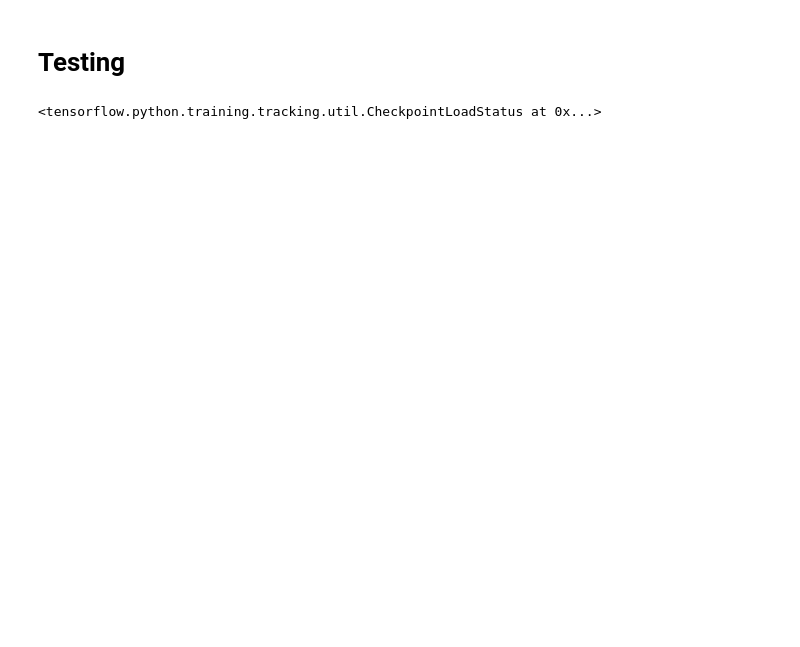
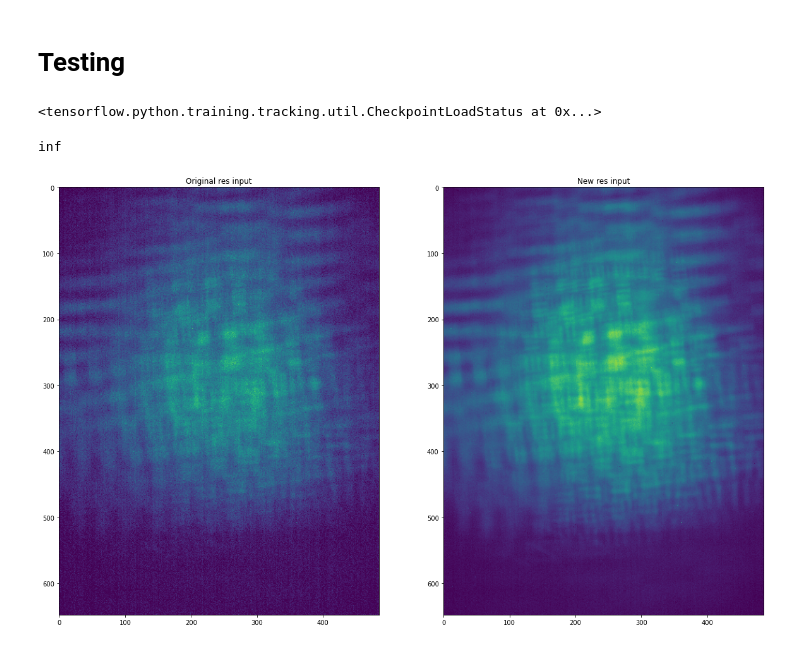
Before and after one commit to richardshuai/u-net-reconstruction, a Jupyter notebook: notebooks/2D_real_data_testing.ipynb, the cells around one changed output. Cells and saved outputs as stored; diff of their text form; code cells hidden in the pictures; blank space fills up the shorter version.

```diff
--- a/notebooks/2D_real_data_testing.ipynb
+++ b/notebooks/2D_real_data_testing.ipynb
@@ -25,6 +25,8 @@ model_description = 'model-8.8'
 # %%
 real_data_path = path.join('..', 'data', 'real-data', 'realData.mat')
 ground_truth_path = path.join('..', 'data', 'real-data', 'beads_GT.png')
+
+real_res_target_path = '../data/real-data/res_target_z1.tif'
 
 # Paths for saving/loading model weights, predictions
 base_path = path.join('..', 'models', model_description)
@@ -57,3 +65,19 @@ res_input = res_input_normed.astype(np.float16)[np.newaxis, ..., np.newaxis]
+# %%
+print(real_res_input.sum())
+# %% [output]
+inf
+# %%
+fig = plt.figure(figsize=(20, 40))
+ax1 = fig.add_subplot(2, 2, 1)
+ax1.imshow(res_input_normed)
+ax1.set_title('Original res input')
+
+ax1 = fig.add_subplot(2, 2, 2)
+ax1.imshow(real_res_normed)
+ax1.set_title('New res input')
+plt.show()
+# %% [output]
+[figure, added]
 # %%
 pred_beads = model.predict(beads_input).squeeze()
 # %%
```
Also changed, not shown: parts of 13 cells of this notebook, 9 other files.
